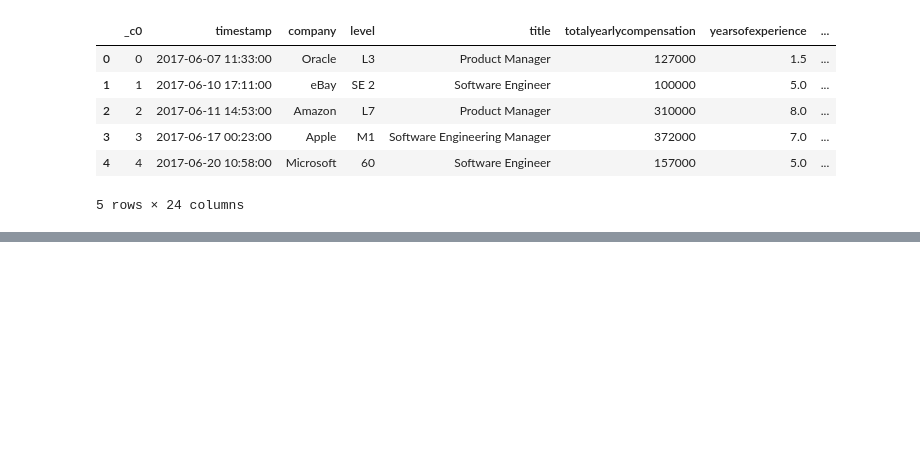
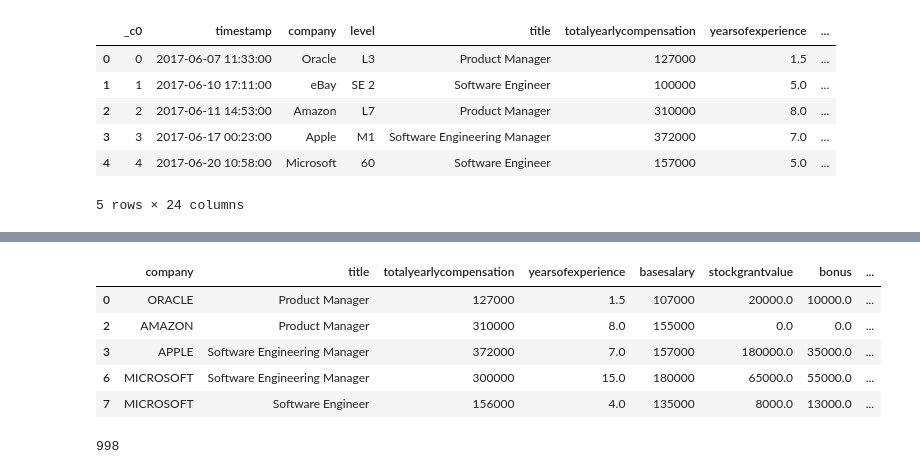
Before and after one commit to cllanesgit/GroupProject, a Jupyter notebook: Data_Science_Salary_Machine_Learning_Model.ipynb, the cells around one changed output, grey strips where cells are left out. Cells and saved outputs as stored; diff of their text form; code cells hidden in the pictures; blank space fills up the shorter version.

```diff
--- a/Data_Science_Salary_Machine_Learning_Model.ipynb
+++ b/Data_Science_Salary_Machine_Learning_Model.ipynb
@@ -318,0 +201,4 @@ print(round(expl_rf)*100)
+# %%
+# Converts all lowercase characters into uppercase characters
+ml_df['company'] = ml_df['company'].str.strip().str.upper()
+ml_df['company']
@@ -318,0 +218,4 @@ print(round(expl_rf)*100)
+# %%
+# Remove any extra spaces
+ml_df['company']= ml_df['company'].replace(r'\s+', ' ', regex=True)
+ml_df['company']
@@ -318,0 +235,16 @@ print(round(expl_rf)*100)
+# %%
+ml_df['company'] = ml_df['company'].str.replace(' LLC', '').str.replace('.ORG', '').str.replace(' LTD', '').str.replace(' CORPORATION', '').str.replace(' INC', '')
+ml_df['company'] = ml_df['company'].str.replace(' MEDIA', '').str.replace(' GROUP', '').str.replace(' TECHNOLOGY', '').str.replace(' TECHNOLOGIES', '').str.strip()
+ml_df.head()
+# %% [output]
+|  | company | title | totalyearlycompensation | yearsofexperience | basesalary | stockgrantvalue | bonus | ... |
+| 0 | ORACLE | Product Manager | 127000 | 1.5 | 107000 | 20000.0 | 10000.0 | ... |
+| 2 | AMAZON | Product Manager | 310000 | 8.0 | 155000 | 0.0 | 0.0 | ... |
+| 3 | APPLE | Software Engineering Manager | 372000 | 7.0 | 157000 | 180000.0 | 35000.0 | ... |
+| 6 | MICROSOFT | Software Engineering Manager | 300000 | 15.0 | 180000 | 65000.0 | 55000.0 | ... |
+| 7 | MICROSOFT | Software Engineer | 156000 | 4.0 | 135000 | 8000.0 | 13000.0 | ... |
+# %%
+# Check how many unique values are in the company column
+ml_df['company'].nunique()
+# %% [output]
+998
```
Also changed, not shown: parts of 48 cells of this notebook.
